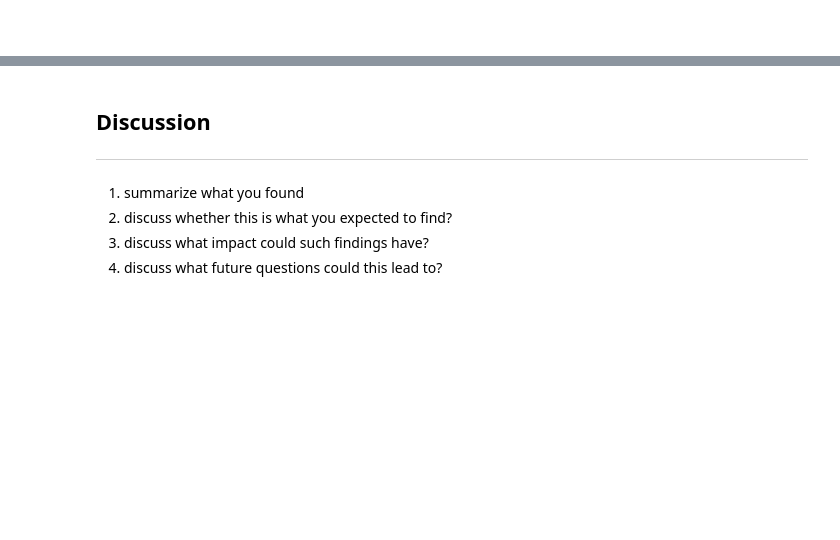
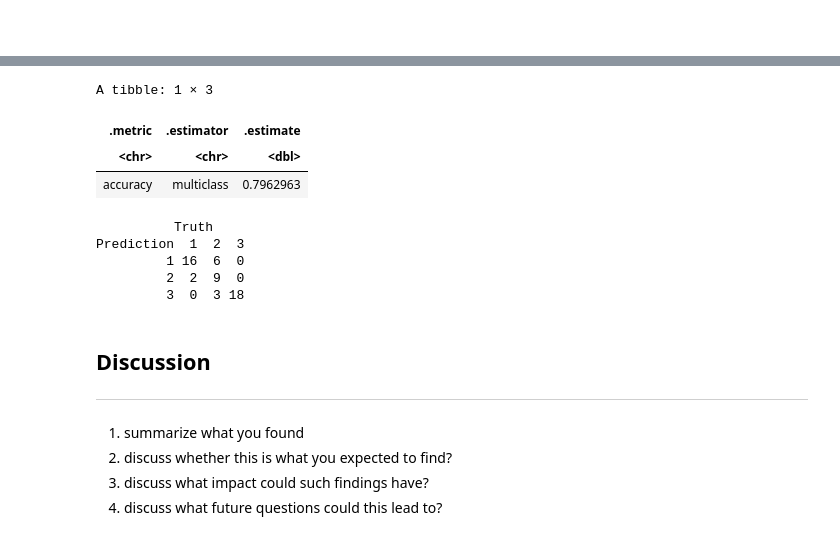
Before and after one commit to DSCI-310-2024/dsci-310_group-5_predicting-wine-cultivars, a Jupyter notebook: analysis/predicting_wine_cultivars.ipynb, the cells around one changed output, grey strips where cells are left out. Saved outputs shown, nothing was run; the diff lists cells and outputs as text; code cells hidden in the pictures; blank space fills up the shorter version.

```diff
--- a/analysis/predicting_wine_cultivars.ipynb
+++ b/analysis/predicting_wine_cultivars.ipynb
@@ -288,2 +276,13 @@ ERROR: Error in `check_installs()`:
 # %% [markdown]
 <br>
+# %%
+knn_spec_final <- nearest_neighbor(weight_func = "rectangular", neighbors = 8) |>
+    set_engine("kknn") |>
+    set_mode("classification")
+
+
+final_fit<-workflow()|>
+        add_recipe(data_recipe)|>
+        add_model(knn_spec_final)|>
+        fit(data_train)
+final_fit
@@ -290,3 +309,30 @@ ERROR: Error in `check_installs()`:
+# %%
+data_test_predictions<-predict(final_fit,data_test)|>
+    bind_cols(data_test)|>
+    arrange(cultivar)|>
+    mutate(Class=as_factor(cultivar))
+
+data_prediction_accuracy <- data_test_predictions |>
+        metrics(truth = Class, estimate = .pred_class)|>
+        filter(.metric=="accuracy")
+
+data_prediction_accuracy
+# %% [output]
+A tibble: 1 × 3
+| .metric | .estimator | .estimate |
+| <chr> | <chr> | <dbl> |
+| accuracy | multiclass | 0.7962963 |
+# %%
+data_prediction_truth_mat<-data_test_predictions |>
+        conf_mat(truth = Class, estimate = .pred_class)
+
+data_prediction_truth_mat
+# %% [output]
+          Truth
+Prediction  1  2  3
+         1 16  6  0
+         2  2  9  0
+         3  0  3 18
 # %% [markdown]
 ## Discussion
 ---
```
Also changed, not shown: parts of 8 cells of this notebook, 1 other file.
